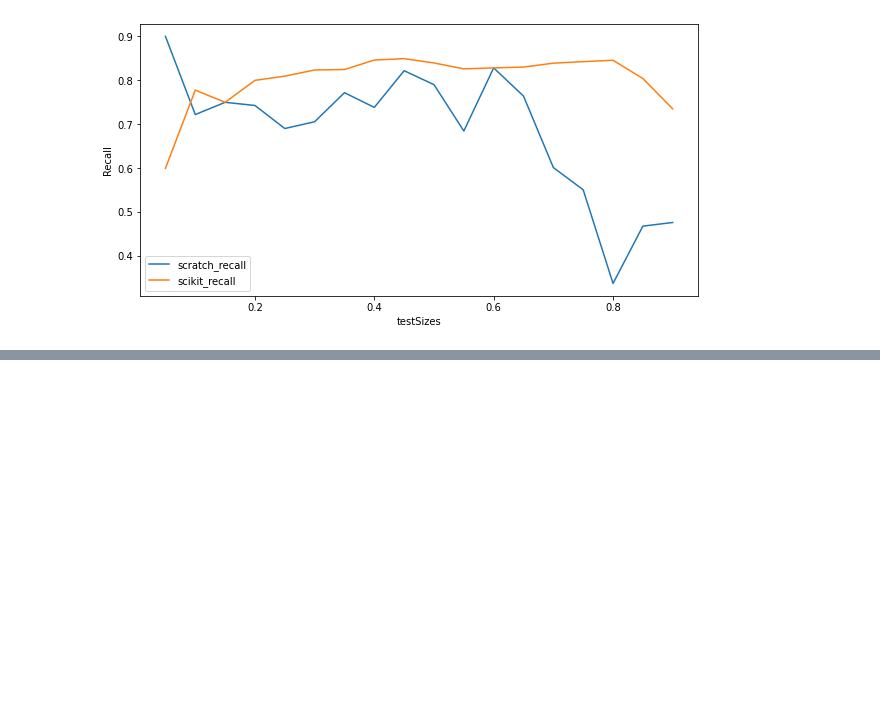
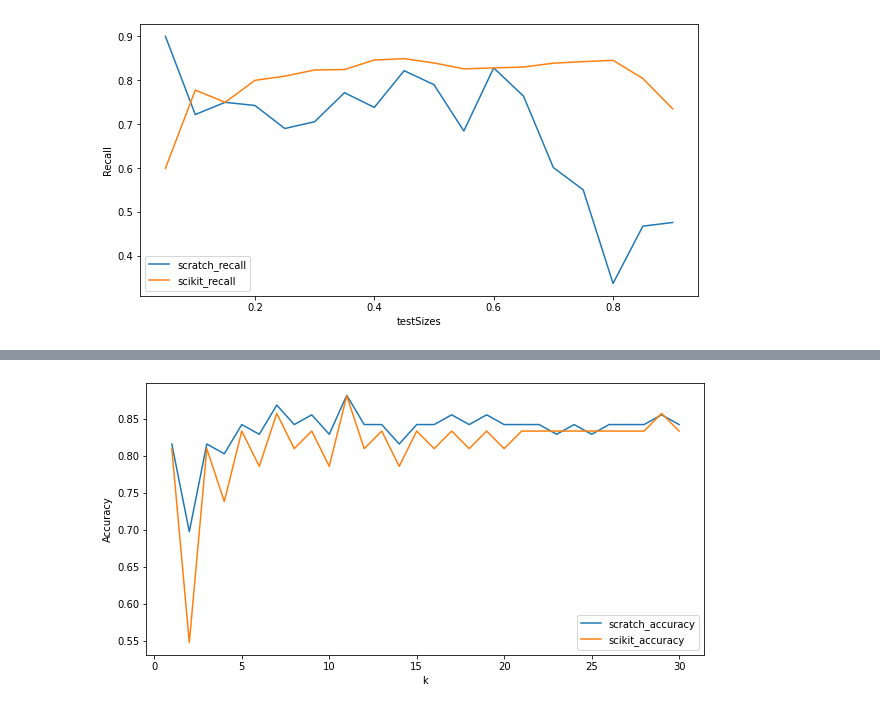
Before and after one commit to adil-ammar/Heart-Disease-Prediction, a Jupyter notebook: src/knn_scratch.ipynb, the cells around one changed output, grey strips where cells are left out. Cells and saved outputs as stored; diff of their text form; code cells hidden in the pictures; blank space fills up the shorter version.

```diff
--- a/src/knn_scratch.ipynb
+++ b/src/knn_scratch.ipynb
@@ -1013,0 +1057,89 @@ plt.show()
+# %%
+scikita = []
+scikitp = []
+scikitr = []
+knna = []
+knnp = []
+knnr = []
+splitout = []
+
+
+for k in range (1,31):
+    X_train, X_test, Y_train, Y_test= train_test_split(X, Y, test_size=0.25, random_state=40)
+    knn1 = KNeighborsClassifier(n_neighbors=k, metric='euclidean')
+    knnmodel = knn1.fit(pca.transform(X_train), Y_train)
+    knnpredict = knnmodel.predict(pca.transform(X_test))
+    cmknn = confusion_matrix(Y_test, knnpredict)
+    scikita.append(accuracy_score(Y_test, knnpredict))
+    scikitp.append(precision_score(Y_test, knnpredict))
+    scikitr.append(recall_score(Y_test, knnpredict))
+
+    X_pca = np.dot(X_train,transform_vect.T)
+    X_pca_test = np.dot(X_test,transform_vect.T)
+    knnout = knn(2, X_pca, X_pca_test, Y_train, Y_test, k)
+    knna.append(accuracy_score(Y_test, knnout))
+    knnp.append(precision_score(Y_test, knnout))
+    knnr.append(recall_score(Y_test, knnout))
+
+print(np.argmax(scikita) + 1)
+print(scikita[np.argmax(scikita)])
+x = range(1,31)
+y = scikita
+
+fig, ax = plt.subplots(figsize=(10,5))
+plt.xlabel('k')
+plt.ylabel('Accuracy')
+
+line1, = ax.plot(x, y, label = 'scratch_accuracy')
+
+
+
+y = scikitr
+line2, = ax.plot(x, y, label = 'scikit_accuracy')
+
+ax.legend()
+plt.show()
+
+scikita = []
+scikitp = []
+scikitr = []
+knna = []
+knnp = []
+knnr = []
+splitout = []
+for k in range (1,31):
+    knn1 = KNeighborsClassifier(n_neighbors=k, metric='manhattan')
+    knnmodel = knn1.fit(pca.transform(X_train), Y_train)
+    knnpredict = knnmodel.predict(pca.transform(X_test))
+    scikita.append(accuracy_score(Y_test, knnpredict))
+    scikitp.append(precision_score(Y_test, knnpredict))
+    scikitr.append(recall_score(Y_test, knnpredict))
+
+    X_pca = np.dot(X_train,transform_vect.T)
+    X_pca_test = np.dot(X_test,transform_vect.T)
+    knnout = knn(1, X_pca, X_pca_test, Y_train, Y_test, k)
+    knna.append(accuracy_score(Y_test, knnout))
+    knnp.append(precision_score(Y_test, knnout))
+    knnr.append(recall_score(Y_test, knnout))
+
+
+print(np.argmax(scikita) + 1)
+print(scikita[np.argmax(scikita)])
+print()
+x = range(1,31)
+y = scikita
+
+fig, ax2 = plt.subplots(figsize=(10,5))
+plt.xlabel('k')
+plt.ylabel('Accuracy')
+
+line3, = ax2.plot(x, y, label = 'scratch_accuracy')
+
+
+
+y = scikitr
+line4, = ax2.plot(x, y, label = 'scikit_accuracy')
+
+ax2.legend()
+plt.show()
+# %% [output]
@@ -1013,0 +1148 @@ plt.show()
+[figure, added]
```
Also changed, not shown: parts of 4 cells of this notebook.
